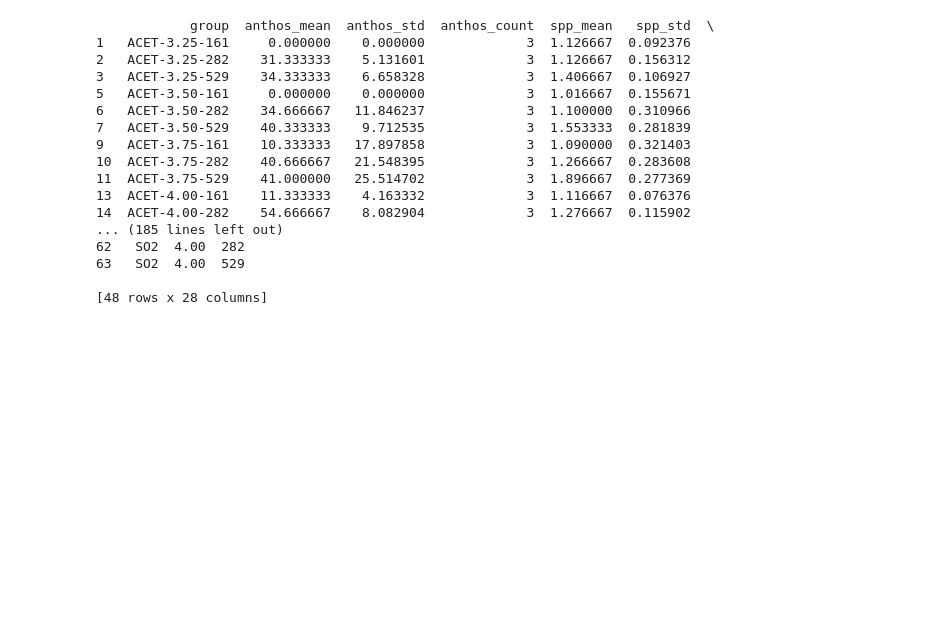
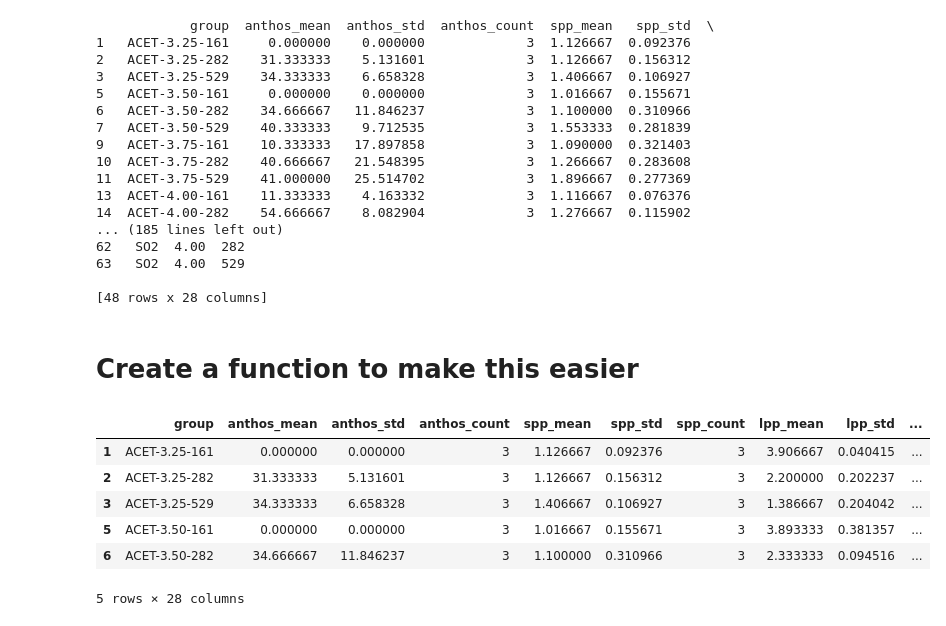
Before and after one commit to plashmore/tannin_project, a Jupyter notebook: 02-cleanup_plots/01-data_cleanup.ipynb, the cells around one changed output. Cells and saved outputs as stored; diff of their text form; code cells hidden in the pictures; blank space fills up the shorter version.

```diff
--- a/02-cleanup_plots/01-data_cleanup.ipynb
+++ b/02-cleanup_plots/01-data_cleanup.ipynb
@@ -99,0 +109,2 @@ means.to_pickle("summary.pkl")
+# %% [markdown]
+# Create a function to make this easier
@@ -99,0 +152,11 @@ means.to_pickle("summary.pkl")
+# %%
+#Check to see if it came out the same
+cs_summ.head(5)
+# %% [output]
+|  | group | anthos_mean | anthos_std | anthos_count | spp_mean | spp_std | spp_count | lpp_mean | lpp_std | ... |
+| 1 | ACET-3.25-161 | 0.000000 | 0.000000 | 3 | 1.126667 | 0.092376 | 3 | 3.906667 | 0.040415 | ... |
+| 2 | ACET-3.25-282 | 31.333333 | 5.131601 | 3 | 1.126667 | 0.156312 | 3 | 2.200000 | 0.202237 | ... |
+| 3 | ACET-3.25-529 | 34.333333 | 6.658328 | 3 | 1.406667 | 0.106927 | 3 | 1.386667 | 0.204042 | ... |
+| 5 | ACET-3.50-161 | 0.000000 | 0.000000 | 3 | 1.016667 | 0.155671 | 3 | 3.893333 | 0.381357 | ... |
+| 6 | ACET-3.50-282 | 34.666667 | 11.846237 | 3 | 1.100000 | 0.310966 | 3 | 2.333333 | 0.094516 | ... |
+5 rows × 28 columns
```
Also changed, not shown: parts of 17 cells of this notebook, 2 other files.
